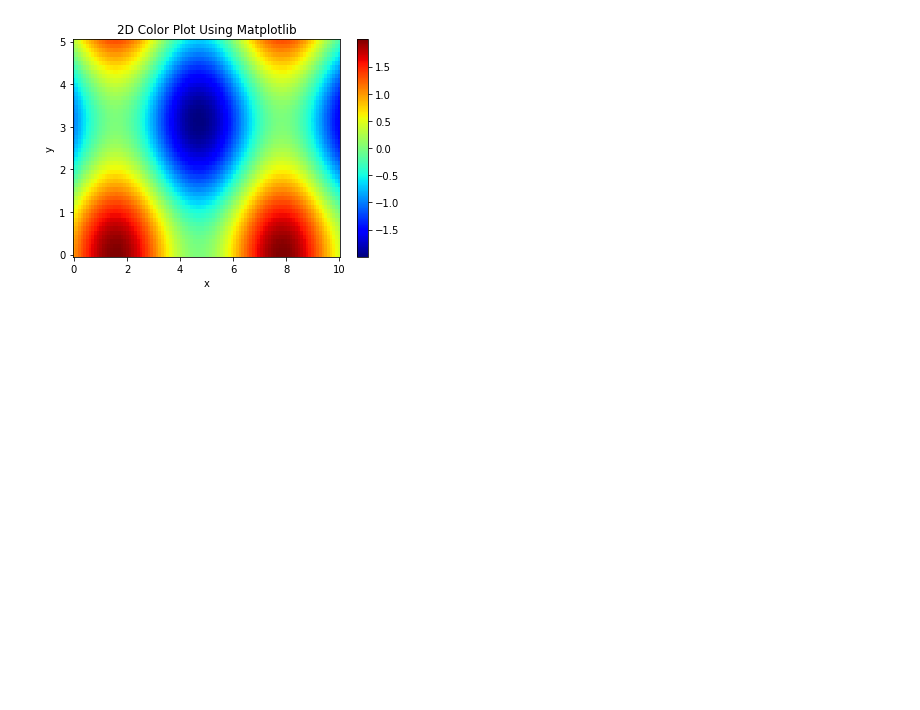
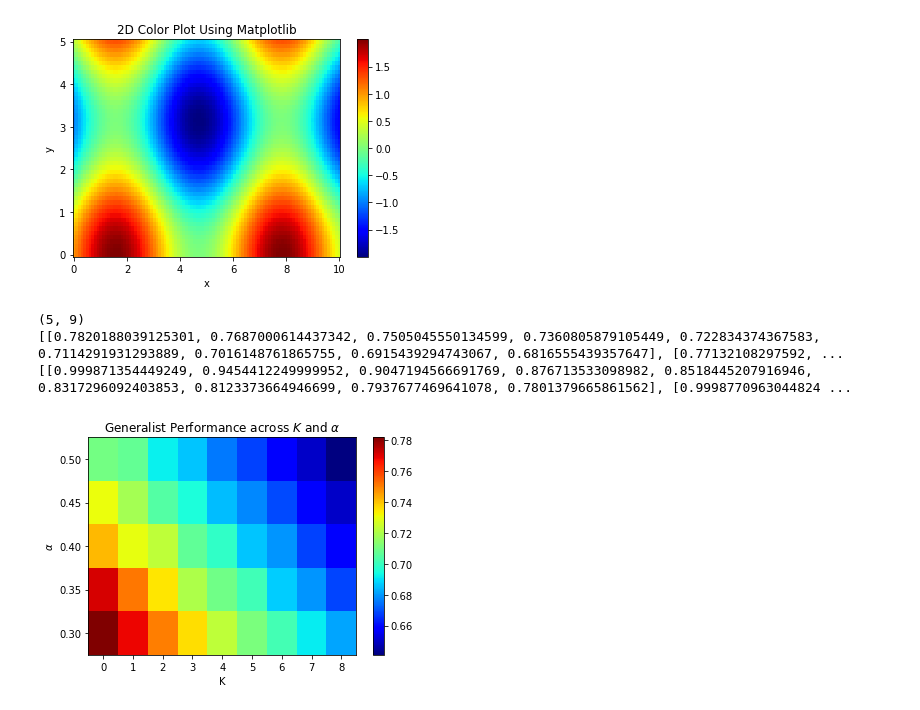
Before and after one commit to baldFemale/OpenInnovationFramework, a Jupyter notebook: Baseline/TwoComplexity/Evaluator.ipynb, the cells around one changed output. Drawn from its saved outputs; the diff is of its cells as text; code cells hidden in the pictures; blank space fills up the shorter version.

```diff
--- a/Baseline/TwoComplexity/Evaluator.ipynb
+++ b/Baseline/TwoComplexity/Evaluator.ipynb
@@ -24,3 +66,51 @@ plt.show()
 # %%
 # Need a heatmap; X: K; Y: Alpha
 # Together: Complexity in depth vs. Complexity in breadth
+K_list = [0, 1, 2, 3, 4, 5, 6, 7, 8]
+alpha_list = [0.30, 0.35, 0.40, 0.45, 0.50]
+data_folder = r"E:\data\gst-0815-23\Pre-Test\TwoComplexity"
+g_fitness_across_alpha, s_fitness_across_alpha = [], []
+for alpha in alpha_list:
+    g_file = data_folder + r"\g_performance_across_K_alpha_{0}".format(alpha)
+    s_file = data_folder + r"\s_performance_across_K_alpha_{0}".format(alpha)
+
+    with open(g_file, 'rb') as infile:
+        g_fitness = pickle.load(infile)
+    with open(s_file, 'rb') as infile:
+        s_fitness = pickle.load(infile)
+    g_fitness_across_alpha.append(g_fitness)
+    s_fitness_across_alpha.append(s_fitness)
+
+print(np.array(g_fitness_across_alpha).shape)
+print(g_fitness_across_alpha)
+print(s_fitness_across_alpha)
+# %% [output]
+(5, 9)
+[[0.7820188039125301, 0.7687000614437342, 0.7505045550134599, 0.7360805879105449, 0.722834374367583, 0.7114291931293889, 0.7016148761865755, 0.6915439294743067, 0.6816555439357647], [0.77132108297592, ...
+[[0.999871354449249, 0.9454412249999952, 0.9047194566691769, 0.876713533098982, 0.8518445207916946, 0.8317296092403853, 0.8123373664946699, 0.7937677469641078, 0.7801379665861562], [0.9998770963044824 ...
+# %%
+# heatmap figure to replace the 3D surface
+import numpy as np
+import matplotlib.pyplot as plt
+
+# Generate some sample data
+x = K_list
+y = alpha_list
+X, Y = np.meshgrid(x, y)     # Create a grid of x and y values
+g_fitness_across_alpha = np.array(g_fitness_across_alpha)
+z = g_fitness_across_alpha
+# Create the 2D color plot
+plt.pcolormesh(x, y, z, cmap='jet')
+plt.colorbar()  # Add a colorbar for reference
+
+# Set the axis labels and title
+plt.xlabel('K')
+plt.xticks(x)
+plt.yticks(y)
+plt.ylabel('$\\alpha$')
+plt.title('Generalist Performance across $K$ and $\\alpha$')
+
+# Display the plot
+plt.show()
+# %% [output]
+[figure, added]
```
Also changed, not shown: parts of 2 cells of this notebook, 20 other files.
